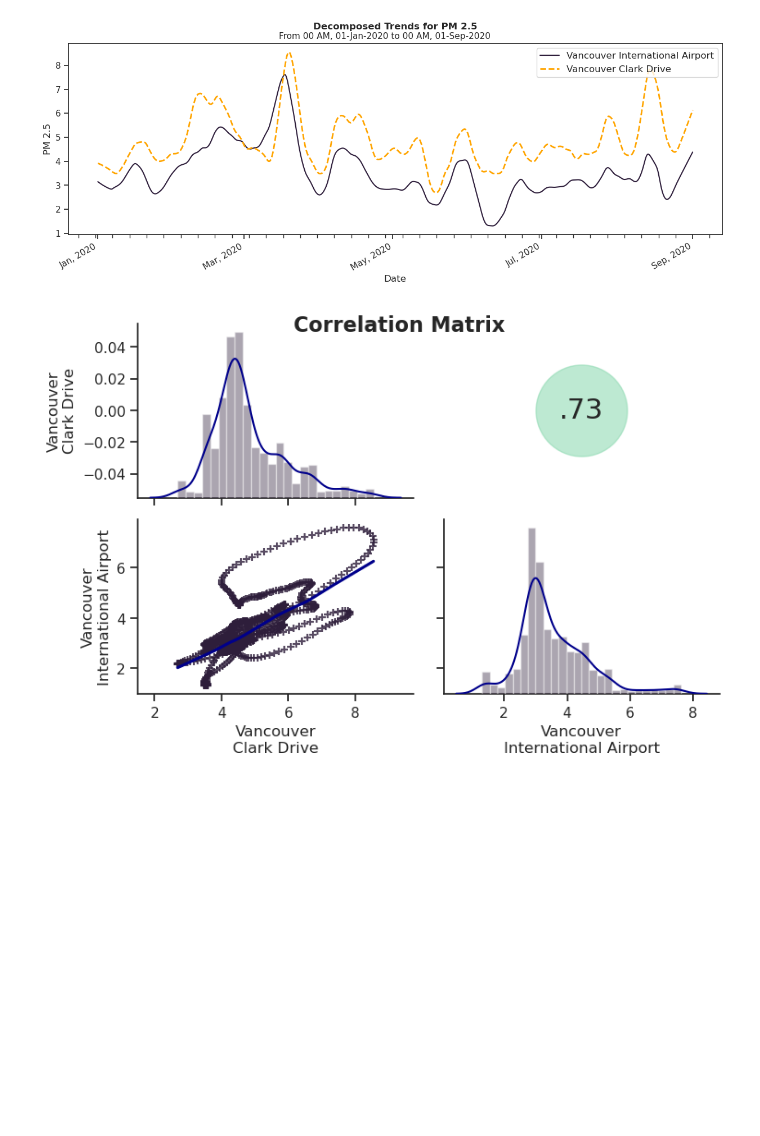
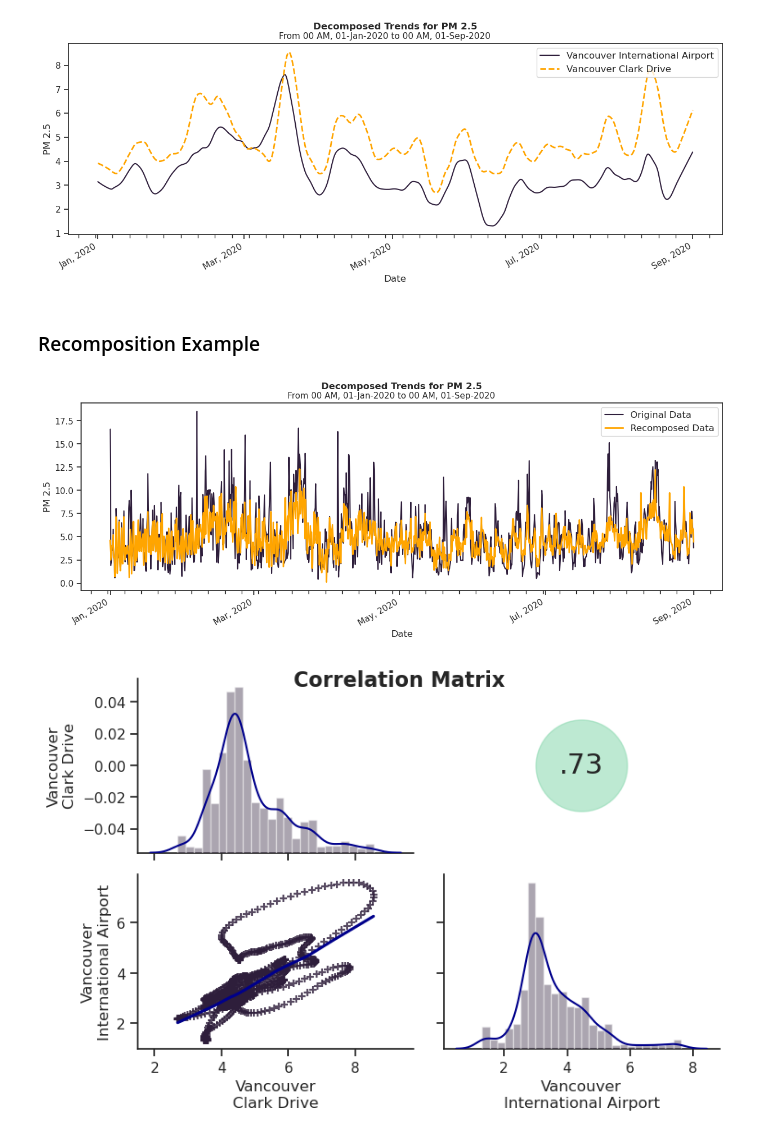
Before and after one commit to erich-hs/Air-We-Breathe, a Jupyter notebook: awb_Similarity.ipynb, the cells around one changed output. Drawn from its saved outputs; the diff is of its cells as text; code cells hidden in the pictures; blank space fills up the shorter version.

```diff
--- a/awb_Similarity.ipynb
+++ b/awb_Similarity.ipynb
@@ -312,6 +312,25 @@ plot_compare(pd.DataFrame(decompositions["Vancouver_Clark_Drive_PM25"]["Decompos
              data_missing_label="Vancouver International Airport")
 # %% [output]
 [figure]
+# %% [markdown]
+### Recomposition Example
+# %%
+# Additive recomposition of Trend and Seasonal parts of Vancouver Clark Drive station
+recomposed = decompositions["Vancouver_Clark_Drive_PM25"]["Decomposition"]["trend"] + decompositions["Vancouver_Clark_Drive_PM25"]["Decomposition"]["season"]
+recomposed = pd.DataFrame(recomposed).rename(columns={0: "Recomposed"})
+
+plot_compare(recomposed,
+             subset,
+             value="Recomposed",
+             value_missing="Vancouver_Clark_Drive_PM25",
+             missing_only=False,
+             fill=False,
+             linestyle="-",
+             plot_title=f"Decomposed Trends for PM 2.5",
+             data_label="Recomposed Data",
+             data_missing_label="Original Data")
+# %% [output]
+[figure, added]
 # %%
 # Correlation between trends
 from tshelpers.plot import plot_correlation
```
Also changed, not shown: 2 other files.
